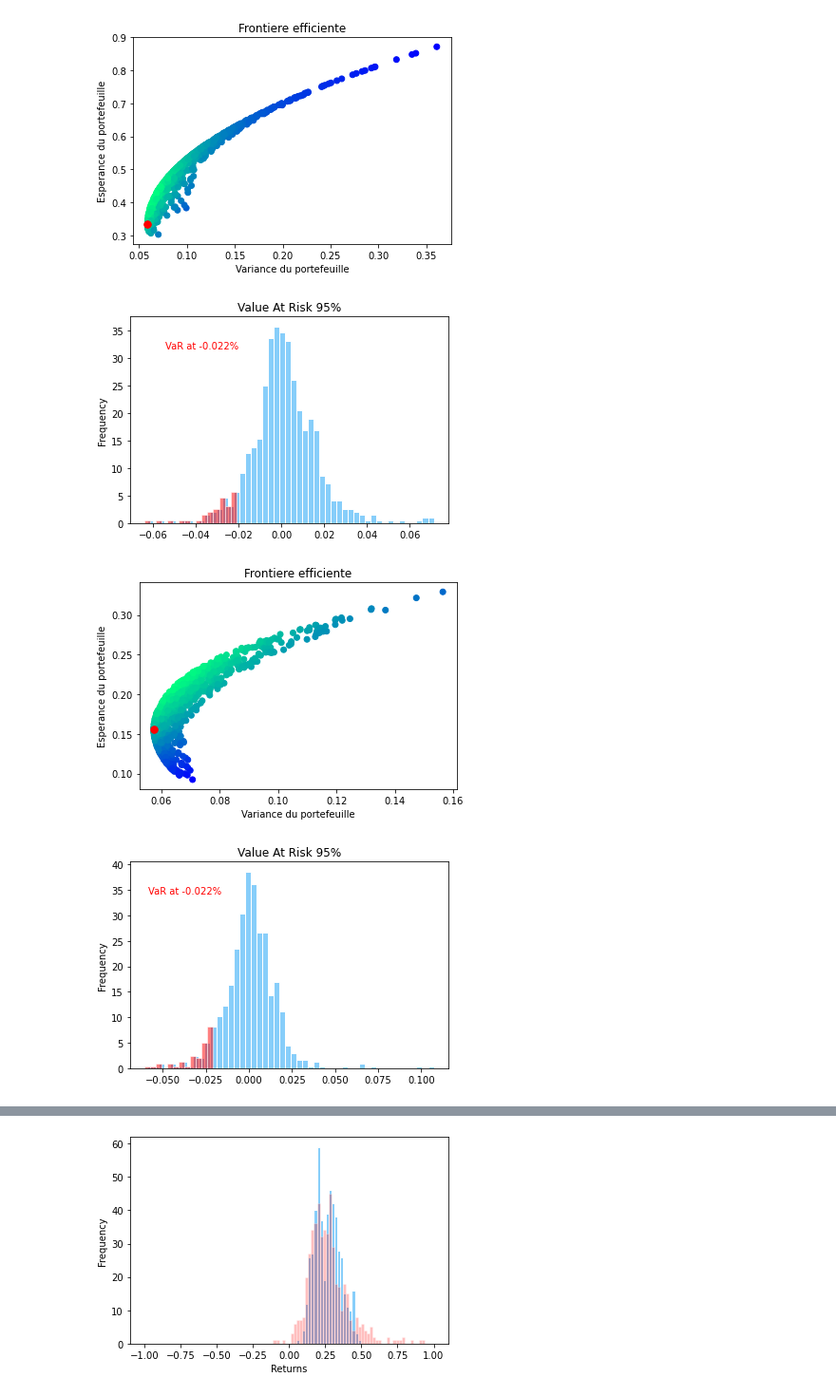
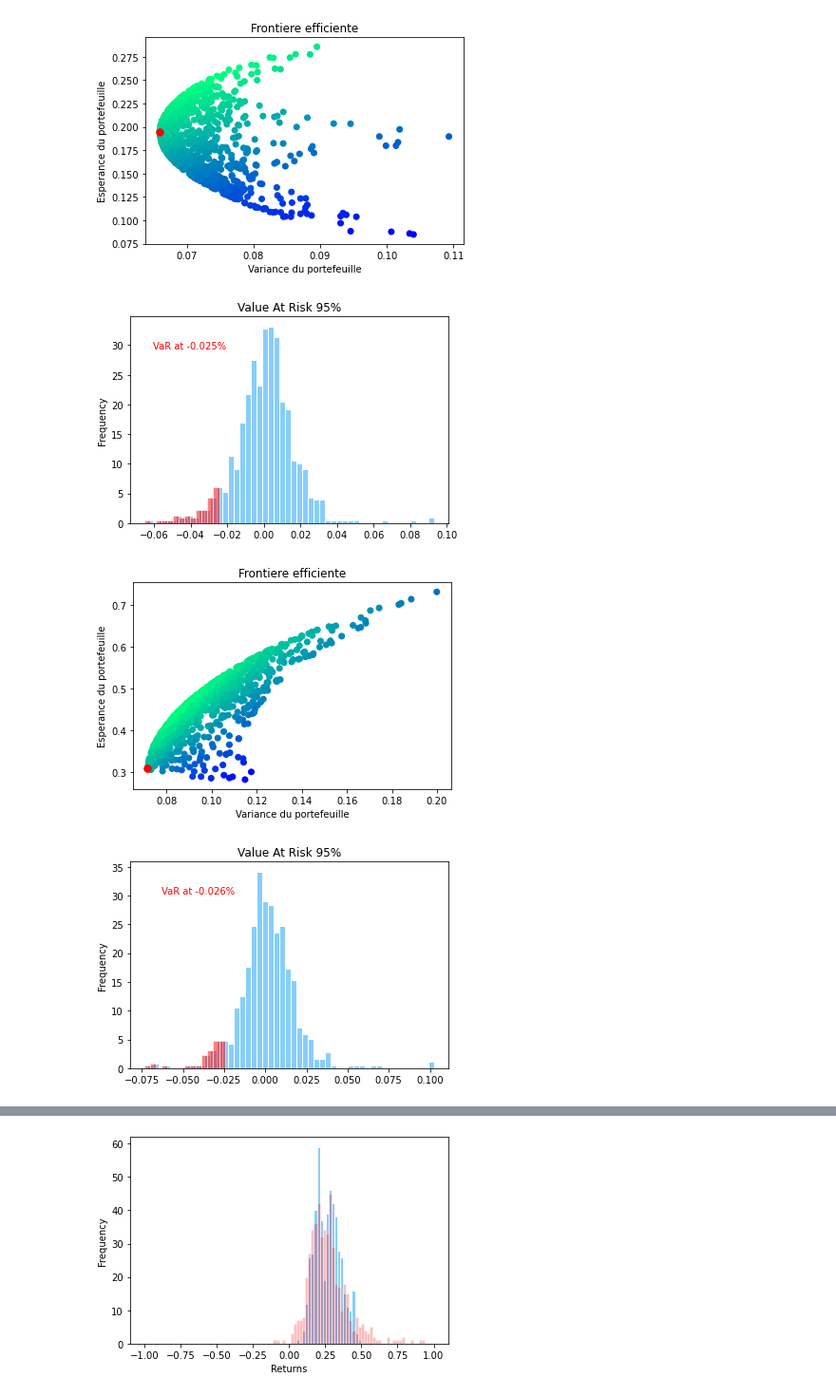
Before and after one commit to niroojane/ESG-Stock-Performance, a Jupyter notebook: ISR Performance .ipynb, the cells around one changed output, grey strips where cells are left out. Shown at 95% size. Drawn from its saved outputs; the diff is of its cells as text; code cells hidden in the pictures.

```diff
--- a/ISR Performance .ipynb
+++ b/ISR Performance .ipynb
@@ -243,12 +252,12 @@ for i in range(4):
 # %%
 for i in range(4):
-    best_random=Randomize(worst,3).random_assets()
+    best_random=Randomize(best,3).random_assets()
     test2=Dataset(dataset,best_random).returns()
     portfolio=Portfolio(test2)
     portfolio.plot_portfolio('winter')
     portfolio.plot_VaR()
 # %% [output]
-[figure, old version]
+[figure, new version]
-[figure, old version]
+[figure, new version]
-[figure, old version]
+[figure, new version]
-[figure, old version]
+[figure, new version]
```
Also changed, not shown: parts of 9 cells of this notebook.
